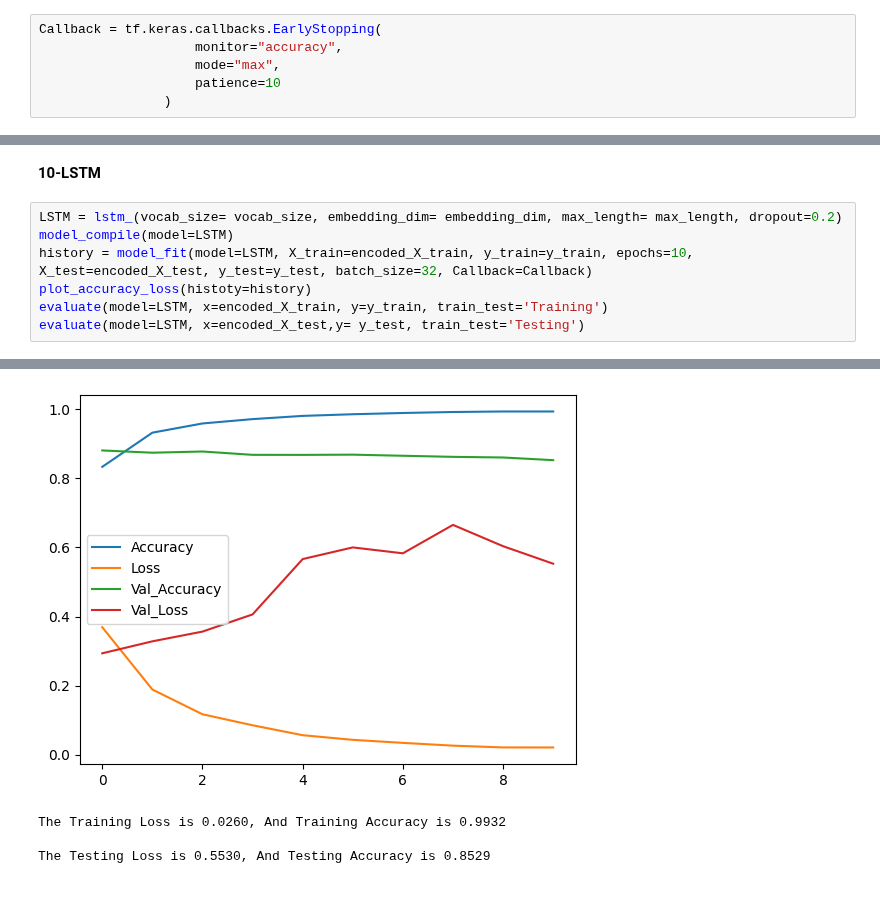
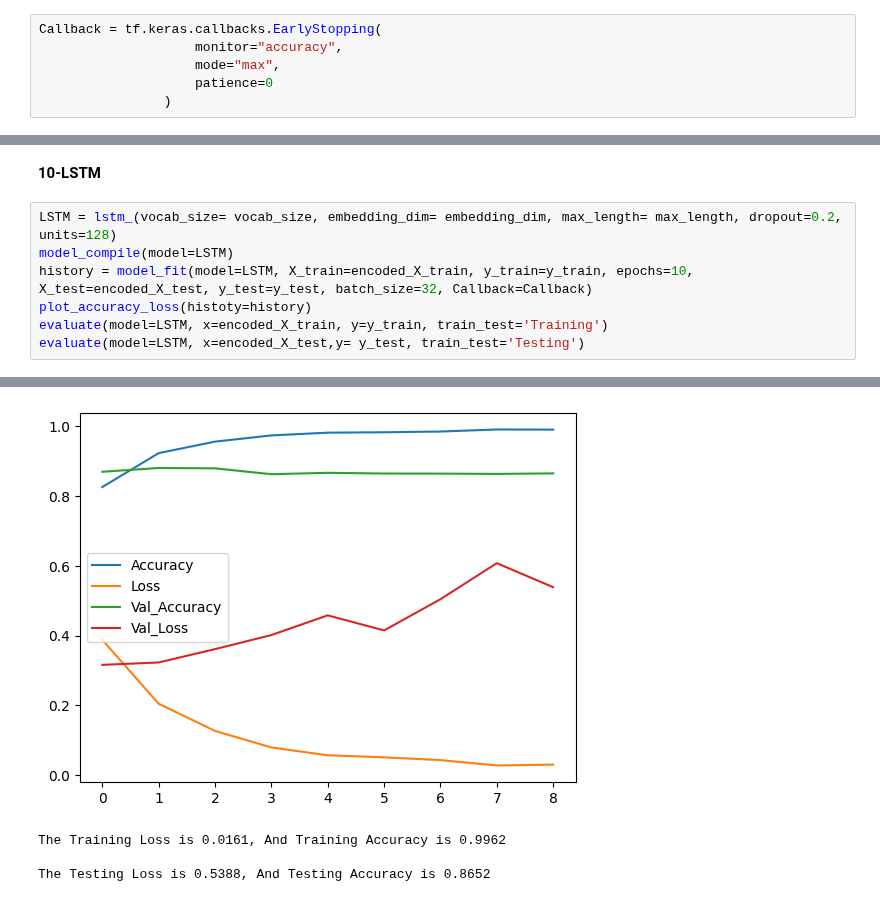
Before and after one commit to Osamah-Anmar-Sami/Sentiment-Analysis, a Jupyter notebook: English Sentiment Analysis/English Sentiment Analysis.ipynb, the cells around one changed output, grey strips where cells are left out. Cells and saved outputs as stored; diff of their text form.

```diff
--- a/English Sentiment Analysis/English Sentiment Analysis.ipynb
+++ b/English Sentiment Analysis/English Sentiment Analysis.ipynb
@@ -437,7 +437,7 @@ encoded_X_test = pad_sequences(X_test_seqs, maxlen=max_length, padding='pre', tr
 Callback = tf.keras.callbacks.EarlyStopping(
                     monitor="accuracy",
                     mode="max",
-                    patience=10
+                    patience=0
                 )
 # %% [markdown]
 **9-Convolutional Neural Network**
@@ -473,7 +473,7 @@ The Testing Loss is 0.4087, And Testing Accuracy is 0.8653
 # %% [markdown]
 **10-LSTM**
 # %%
-LSTM = lstm_(vocab_size= vocab_size, embedding_dim= embedding_dim, max_length= max_length, dropout=0.2)
+LSTM = lstm_(vocab_size= vocab_size, embedding_dim= embedding_dim, max_length= max_length, dropout=0.2, units=128)
 model_compile(model=LSTM)
 history = model_fit(model=LSTM, X_train=encoded_X_train, y_train=y_train, epochs=10, X_test=encoded_X_test, y_test=y_test, batch_size=32, Callback=Callback)
 plot_accuracy_loss(histoty=history)
@@ -503,4 +501,4 @@ Epoch 10/10
-[figure, old version]
+[figure, new version]
-The Training Loss is 0.0260, And Training Accuracy is 0.9932
+The Training Loss is 0.0161, And Training Accuracy is 0.9962
 
-The Testing Loss is 0.5530, And Testing Accuracy is 0.8529
+The Testing Loss is 0.5388, And Testing Accuracy is 0.8652
```
Also changed, not shown: parts of 8 cells of this notebook.
